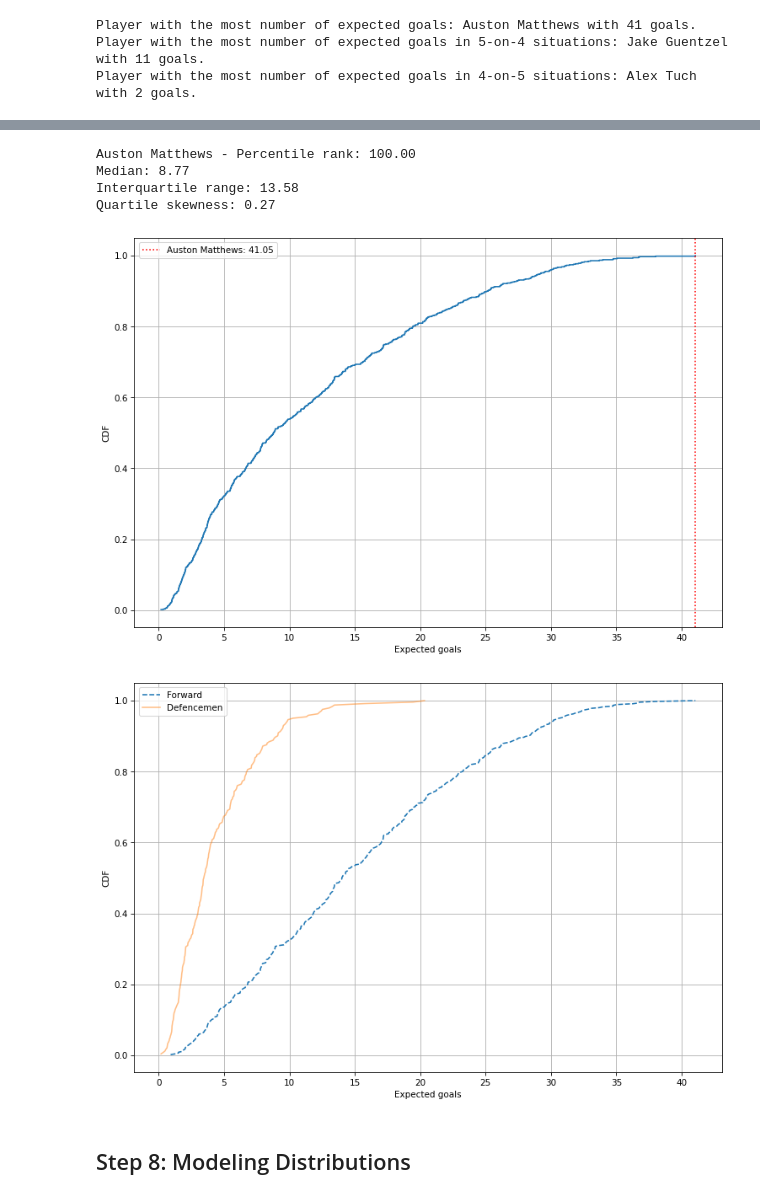
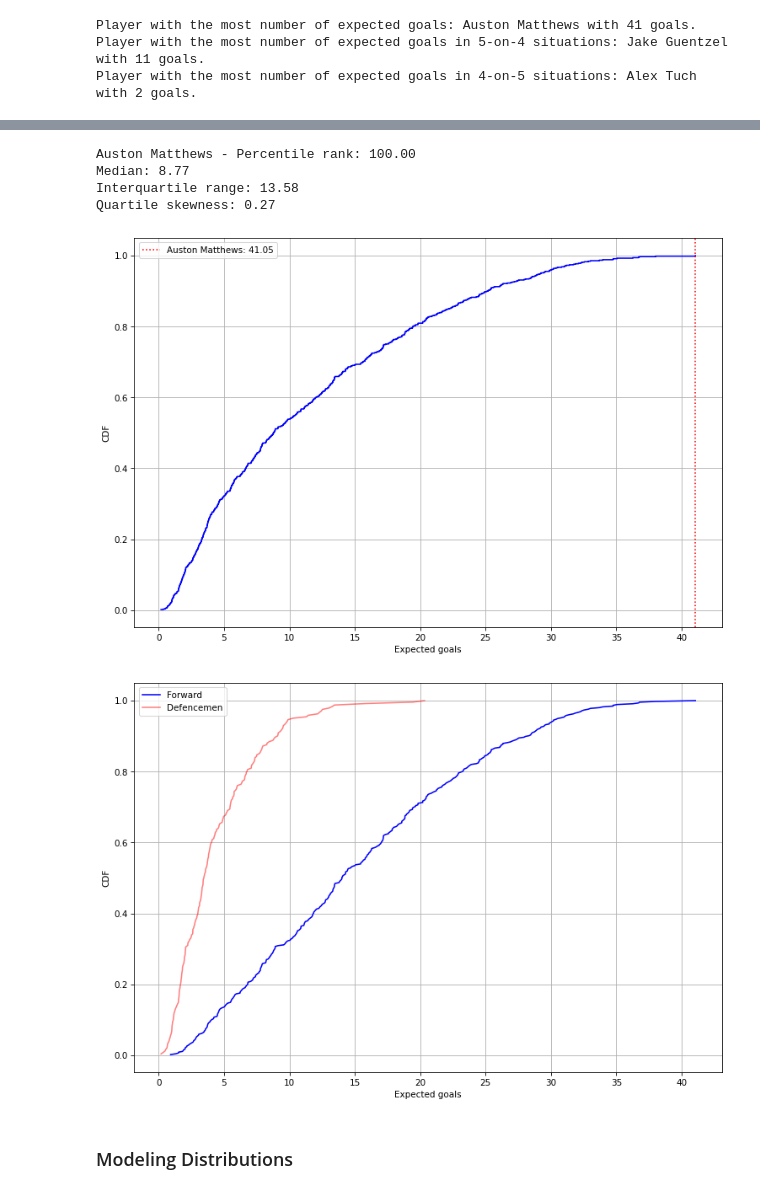
Before and after one commit to thedanicode24/moneypuck-data, a Jupyter notebook: skaters/expected-goals.ipynb, the cells around one changed output, grey strips where cells are left out. Drawn from its saved outputs; the diff is of its cells as text; code cells hidden in the pictures.

```diff
--- a/skaters/expected-goals.ipynb
+++ b/skaters/expected-goals.ipynb
@@ -54,8 +55,8 @@ df_utils.report_nan(df)
 # %% [output]
 No missing values found.
 # %%
-df = df_utils.drop_duplicate_columns(df, ["faceoffsWon", "I_F_faceOffsWon"])
-df = df_utils.drop_duplicate_columns(df, [ "penalityMinutes", "I_F_penalityMinutes"])
+df = data_cleaning.drop_duplicate_columns(df, ["faceoffsWon", "I_F_faceOffsWon"])
+df = data_cleaning.drop_duplicate_columns(df, [ "penalityMinutes", "I_F_penalityMinutes"])
 # %% [output]
 Dropped columns: ['I_F_faceOffsWon']
 Number of features: 153
@@ -120,20 +121,20 @@ Reference player: **Auston Matthews**.
 vals = df_goals[feature].values
 ref = df_goals[df_goals["name"]==name_player][feature].values[0]
 
-cdf_utils.percentile_rank(ref, vals, label=name_player)
-cdf_utils.plot_cdf(ref, vals, label=name_player, xlabel="Expected goals")
+da.print_percentile_rank(ref, vals, label=name_player)
+da.plot_cdf(ref, vals, label=name_player, xlabel="Expected goals")
 # %% [output]
 Auston Matthews - Percentile rank: 100.00
 Median: 8.77
 Interquartile range: 13.58
 Quartile skewness: 0.27
-[figure, old version]
+[figure, new version]
 # %%
 vals1 = df_goals[df_goals["position"]!="D"][feature].values
 vals2 = df_goals[df_goals["position"]=="D"][feature].values
 
-cdf_utils.plot_two_cdfs(vals1, vals2, name1="Forward", name2="Defencemen", xlabel="Expected goals")
+da.plot_two_cdfs(vals1, vals2, name1="Forward", name2="Defencemen", xlabel="Expected goals")
 # %% [output]
-[figure, old version]
+[figure, new version]
 # %% [markdown]
-## Step 8: Modeling Distributions
+### Modeling Distributions
```
Also changed, not shown: parts of 18 cells of this notebook, 16 other files.
